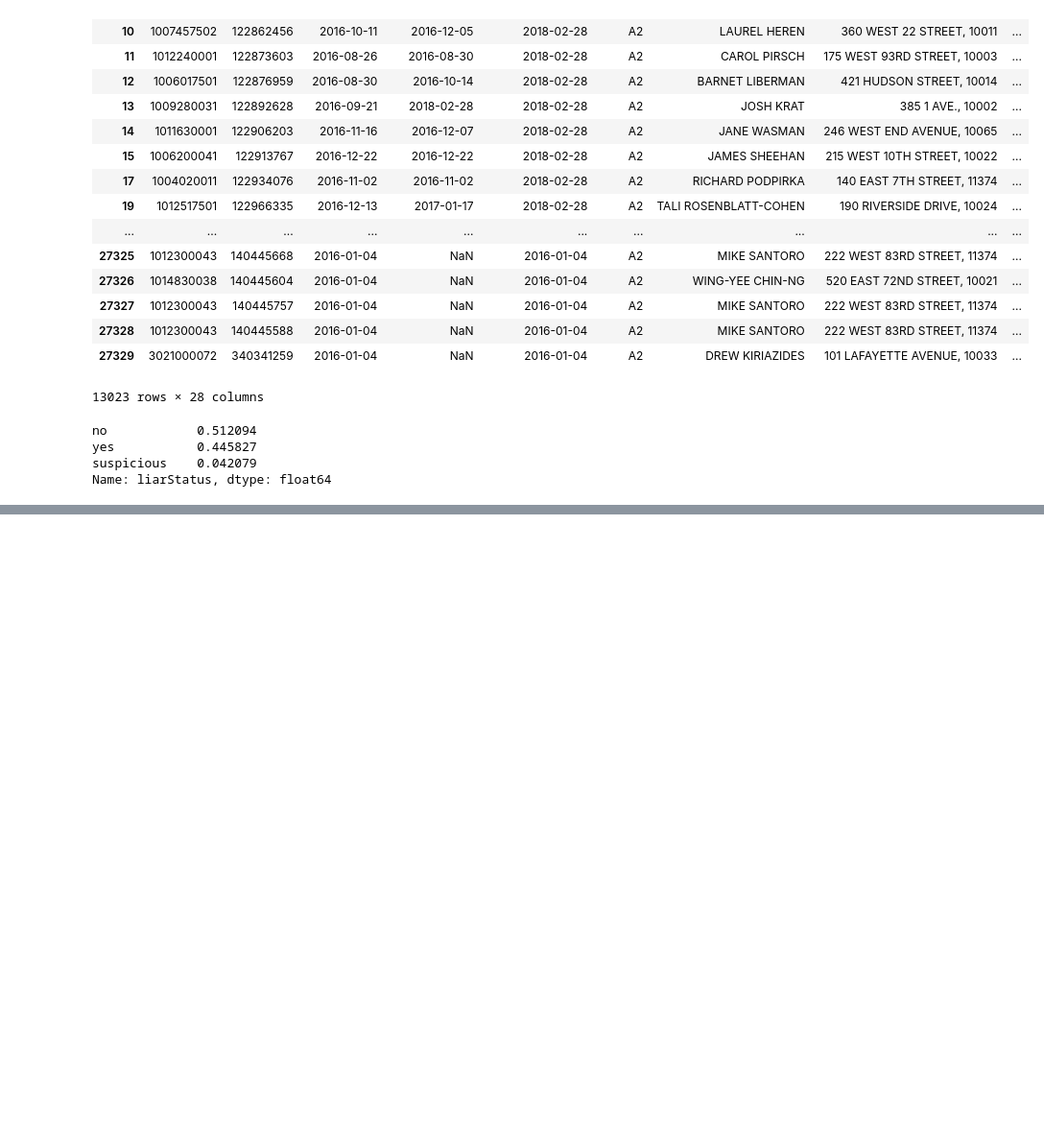
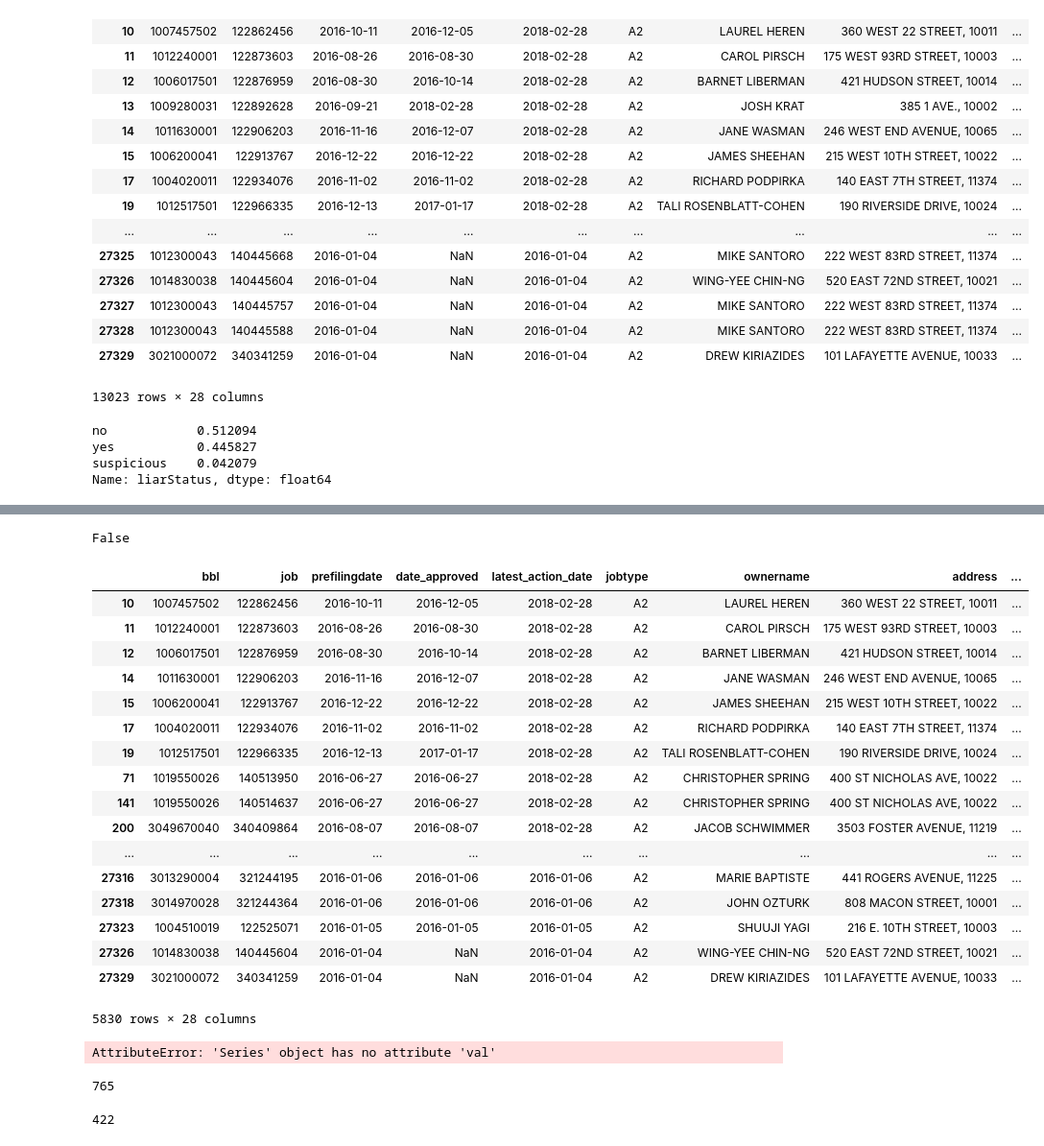
Before and after one commit to aepyornis/permitted-perjury, a Jupyter notebook: notebook/dob_permit_liars.ipynb, the cells around one changed output, grey strips where cells are left out. Shown at 96% size. Saved outputs shown, nothing was run; the diff lists cells and outputs as text; code cells hidden in the pictures; blank space fills up the shorter version.

Commit message:
lead paint

```diff
--- a/notebook/dob_permit_liars.ipynb
+++ b/notebook/dob_permit_liars.ipynb
@@ -70,0 +77,30 @@ Name: liarStatus, dtype: float64
+# %%
+12321123 in lead_paint_bbls
+# %% [output]
+False
+# %%
+liars = possible_liars[possible_liars['liarStatus'] == 'yes']
+liars
+# %% [output]
+|  | bbl | job | prefilingdate | date_approved | latest_action_date | jobtype | ownername | address | ... |
+| 10 | 1007457502 | 122862456 | 2016-10-11 | 2016-12-05 | 2018-02-28 | A2 | LAUREL HEREN | 360 WEST 22 STREET, 10011 | ... |
+| 11 | 1012240001 | 122873603 | 2016-08-26 | 2016-08-30 | 2018-02-28 | A2 | CAROL PIRSCH | 175 WEST 93RD STREET, 10003 | ... |
+| 12 | 1006017501 | 122876959 | 2016-08-30 | 2016-10-14 | 2018-02-28 | A2 | BARNET LIBERMAN | 421 HUDSON STREET, 10014 | ... |
+| 14 | 1011630001 | 122906203 | 2016-11-16 | 2016-12-07 | 2018-02-28 | A2 | JANE WASMAN | 246 WEST END AVENUE, 10065 | ... |
+| 15 | 1006200041 | 122913767 | 2016-12-22 | 2016-12-22 | 2018-02-28 | A2 | JAMES SHEEHAN | 215 WEST 10TH STREET, 10022 | ... |
+| 17 | 1004020011 | 122934076 | 2016-11-02 | 2016-11-02 | 2018-02-28 | A2 | RICHARD PODPIRKA | 140 EAST 7TH STREET, 11374 | ... |
+| 19 | 1012517501 | 122966335 | 2016-12-13 | 2017-01-17 | 2018-02-28 | A2 | TALI ROSENBLATT-COHEN | 190 RIVERSIDE DRIVE, 10024 | ... |
+| 71 | 1019550026 | 140513950 | 2016-06-27 | 2016-06-27 | 2018-02-28 | A2 | CHRISTOPHER SPRING | 400 ST NICHOLAS AVE, 10022 | ... |
+| 141 | 1019550026 | 140514637 | 2016-06-27 | 2016-06-27 | 2018-02-28 | A2 | CHRISTOPHER SPRING | 400 ST NICHOLAS AVE, 10022 | ... |
+| 200 | 3049670040 | 340409864 | 2016-08-07 | 2016-08-07 | 2018-02-28 | A2 | JACOB SCHWIMMER | 3503 FOSTER AVENUE, 11219 | ... |
+| ... | ... | ... | ... | ... | ... | ... | ... | ... | ... |
+| 27316 | 3013290004 | 321244195 | 2016-01-06 | 2016-01-06 | 2016-01-06 | A2 | MARIE BAPTISTE | 441 ROGERS AVENUE, 11225 | ... |
+| 27318 | 3014970028 | 321244364 | 2016-01-06 | 2016-01-06 | 2016-01-06 | A2 | JOHN OZTURK | 808 MACON STREET, 10001 | ... |
+| 27323 | 1004510019 | 122525071 | 2016-01-05 | 2016-01-05 | 2016-01-05 | A2 | SHUUJI YAGI | 216 E. 10TH STREET, 10003 | ... |
+| 27326 | 1014830038 | 140445604 | 2016-01-04 | NaN | 2016-01-04 | A2 | WING-YEE CHIN-NG | 520 EAST 72ND STREET, 10021 | ... |
+| 27329 | 3021000072 | 340341259 | 2016-01-04 | NaN | 2016-01-04 | A2 | DREW KIRIAZIDES | 101 LAFAYETTE AVENUE, 10033 | ... |
+5830 rows × 28 columns
+# %%
+liars['bbl'].val
+# %% [output]
+AttributeError: 'Series' object has no attribute 'val'
@@ -70,0 +109,8 @@ Name: liarStatus, dtype: float64
+# %%
+len(liars_with_lead_paint_violations['bbl'])
+# %% [output]
+765
+# %%
+len(liars_with_lead_paint_violations['bbl'].unique())
+# %% [output]
+422
```
Also changed, not shown: parts of 3 cells of this notebook, 4 other files.
